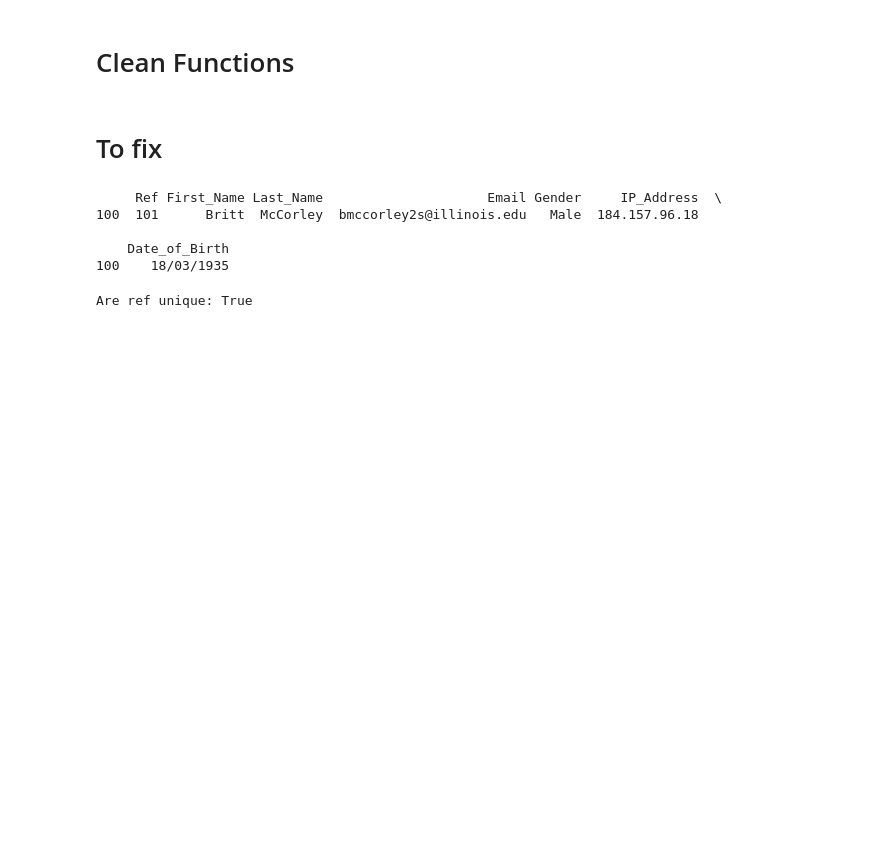
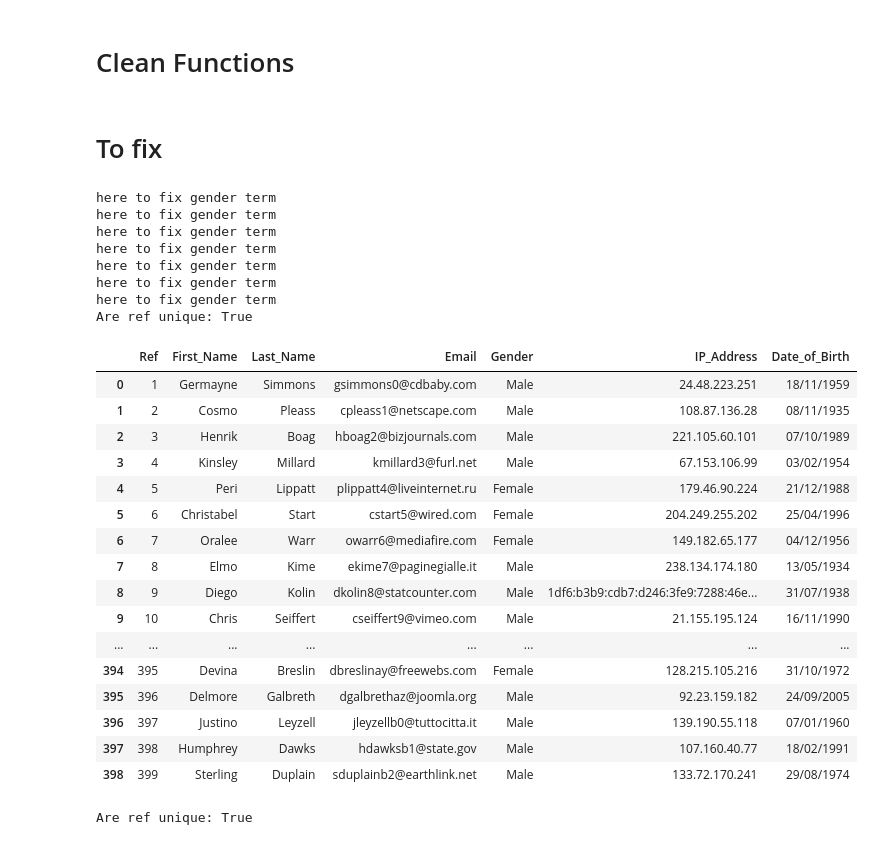
Before and after one commit to claredavies/InterviewTaskDataCleaning, a Jupyter notebook: InterviewDataPrepTask.ipynb, the cells around one changed output. Drawn from its saved outputs; the diff is of its cells as text; code cells hidden in the pictures; blank space fills up the shorter version.

Commit message:
Run through row by row to fix issues depending on column name issue

```diff
--- a/InterviewDataPrepTask.ipynb
+++ b/InterviewDataPrepTask.ipynb
@@ -583,13 +580,0 @@ dfClean = df.copy()
-# %%
-# remove unwanted spaces
-errorDfSpaces = dfErrors[dfErrors['ColumnIssue'] == messageErrorUnwantedSpace]
-for index, row in errorDfSpaces.iterrows():
-  dfClean = fixSpace(dfClean, row["Ref"], row["ColumnName"])
-# %%
-print(dfClean[dfClean['Last_Name'] == "McCorley"])
-# %% [output]
-     Ref First_Name Last_Name                     Email Gender     IP_Address  \
-100  101      Britt  McCorley  bmccorley2s@illinois.edu   Male  184.157.96.18
-
-    Date_of_Birth
-100    18/03/1935
@@ -596,3 +645,31 @@ print(dfClean[dfClean['Last_Name'] == "McCorley"])
+# %%
+clean(df, dfErrors)
+# %% [output]
+here to fix gender term
+here to fix gender term
+here to fix gender term
+here to fix gender term
+here to fix gender term
+here to fix gender term
+here to fix gender term
+Are ref unique: True
+|  | Ref | First_Name | Last_Name | Email | Gender | IP_Address | Date_of_Birth |
+| 0 | 1 | Germayne | Simmons | gsimmons0@cdbaby.com | Male | 24.48.223.251 | 18/11/1959 |
+| 1 | 2 | Cosmo | Pleass | cpleass1@netscape.com | Male | 108.87.136.28 | 08/11/1935 |
+| 2 | 3 | Henrik | Boag | hboag2@bizjournals.com | Male | 221.105.60.101 | 07/10/1989 |
+| 3 | 4 | Kinsley | Millard | kmillard3@furl.net | Male | 67.153.106.99 | 03/02/1954 |
+| 4 | 5 | Peri | Lippatt | plippatt4@liveinternet.ru | Female | 179.46.90.224 | 21/12/1988 |
+| 5 | 6 | Christabel | Start | cstart5@wired.com | Female | 204.249.255.202 | 25/04/1996 |
+| 6 | 7 | Oralee | Warr | owarr6@mediafire.com | Female | 149.182.65.177 | 04/12/1956 |
+| 7 | 8 | Elmo | Kime | ekime7@paginegialle.it | Male | 238.134.174.180 | 13/05/1934 |
+| 8 | 9 | Diego | Kolin | dkolin8@statcounter.com | Male | 1df6:b3b9:cdb7:d246:3fe9:7288:46e... | 31/07/1938 |
+| 9 | 10 | Chris | Seiffert | cseiffert9@vimeo.com | Male | 21.155.195.124 | 16/11/1990 |
+| ... | ... | ... | ... | ... | ... | ... | ... |
+| 394 | 395 | Devina | Breslin | dbreslinay@freewebs.com | Female | 128.215.105.216 | 31/10/1972 |
+| 395 | 396 | Delmore | Galbreth | dgalbrethaz@joomla.org | Male | 92.23.159.182 | 24/09/2005 |
+| 396 | 397 | Justino | Leyzell | jleyzellb0@tuttocitta.it | Male | 139.190.55.118 | 07/01/1960 |
+| 397 | 398 | Humphrey | Dawks | hdawksb1@state.gov | Male | 107.160.40.77 | 18/02/1991 |
+| 398 | 399 | Sterling | Duplain | sduplainb2@earthlink.net | Male | 133.72.170.241 | 29/08/1974 |
 # %%
 # remove unwanted numbers
 errorDfUnwantedNumbers = dfErrors[dfErrors['ColumnIssue'] == messageErrorContainsUnwantedNumbers]
```
Also changed, not shown: parts of 4 cells of this notebook.
